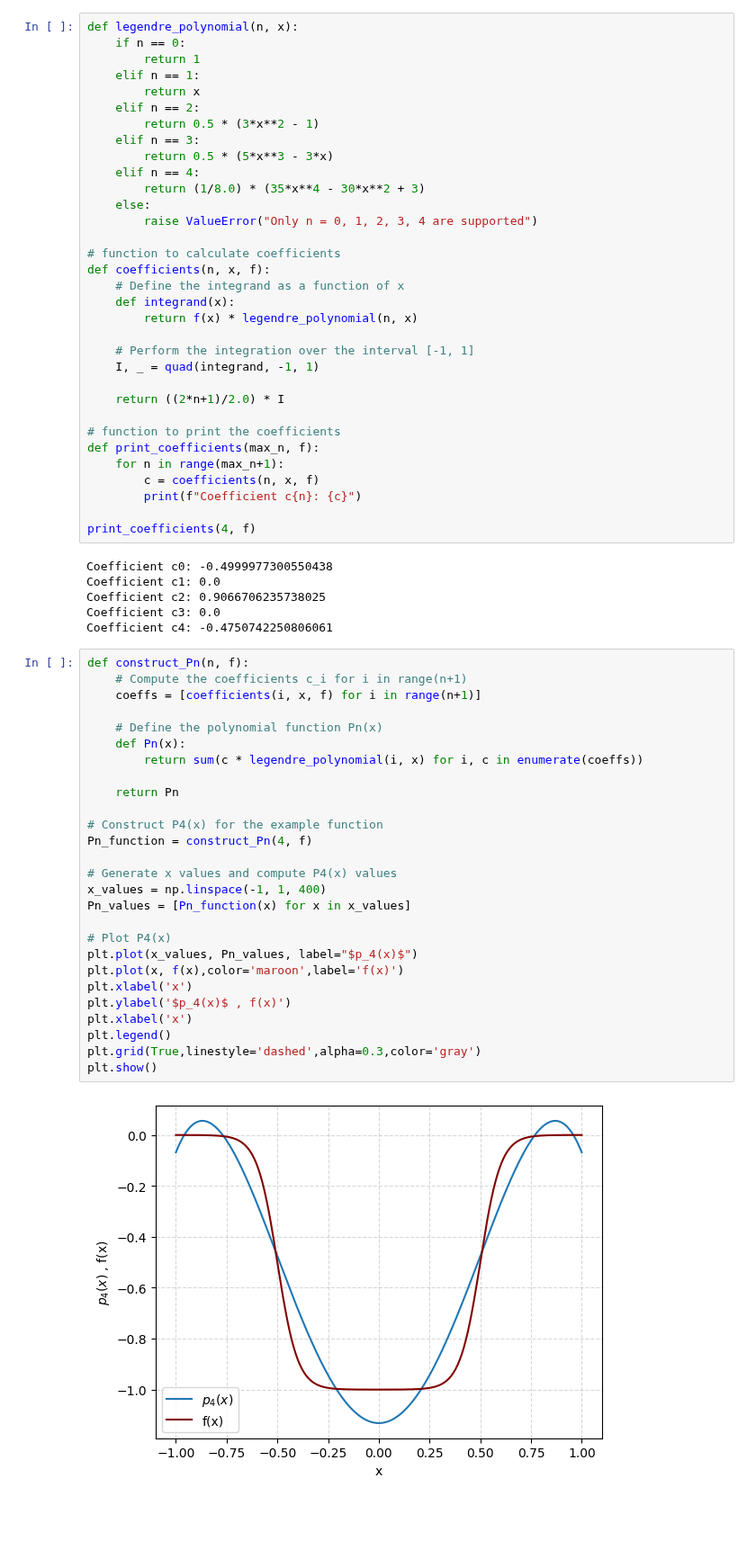
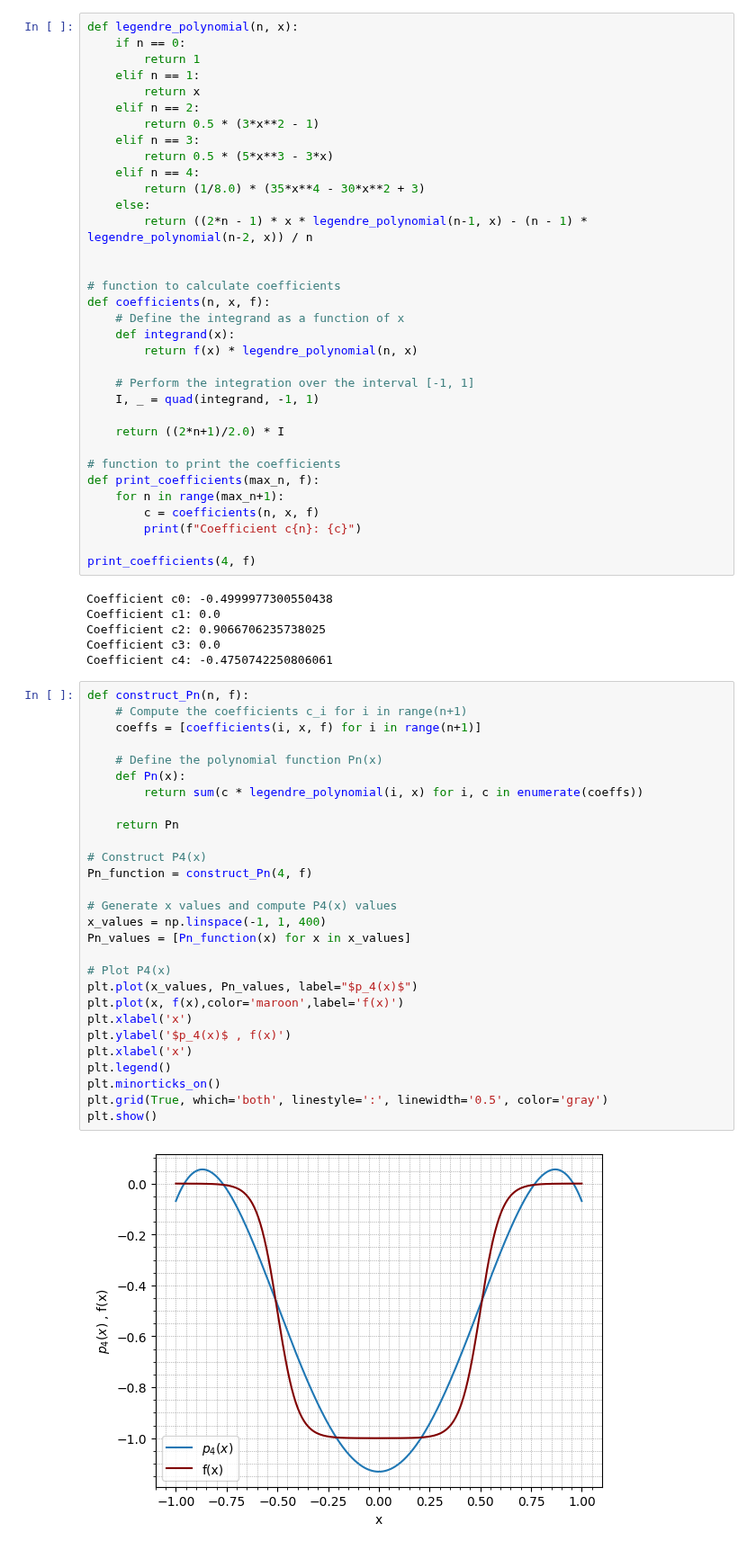
Before and after one commit to Mani0237/Prelims, a Jupyter notebook: 2023/wang.ipynb, the cells around one changed output. Shown at 90% size. Saved outputs shown, nothing was run; the diff lists cells and outputs as text; blank space fills up the shorter version.

```diff
--- a/2023/wang.ipynb
+++ b/2023/wang.ipynb
@@ -36,7 +37,8 @@ def legendre_polynomial(n, x):
     elif n == 4:
         return (1/8.0) * (35*x**4 - 30*x**2 + 3)
     else:
-        raise ValueError("Only n = 0, 1, 2, 3, 4 are supported")
+        return ((2*n - 1) * x * legendre_polynomial(n-1, x) - (n - 1) * legendre_polynomial(n-2, x)) / n
+
 
 # function to calculate coefficients
 def coefficients(n, x, f):
@@ -65,32 +67,33 @@ Coefficient c4: -0.4750742250806061
 # %%
 def construct_Pn(n, f):
     # Compute the coefficients c_i for i in range(n+1)
     coeffs = [coefficients(i, x, f) for i in range(n+1)]
 
     # Define the polynomial function Pn(x)
     def Pn(x):
         return sum(c * legendre_polynomial(i, x) for i, c in enumerate(coeffs))
 
     return Pn
 
-# Construct P4(x) for the example function
+# Construct P4(x)
 Pn_function = construct_Pn(4, f)
 
 # Generate x values and compute P4(x) values
 x_values = np.linspace(-1, 1, 400)
 Pn_values = [Pn_function(x) for x in x_values]
 
 # Plot P4(x)
 plt.plot(x_values, Pn_values, label="$p_4(x)$")
 plt.plot(x, f(x),color='maroon',label='f(x)')
 plt.xlabel('x')
 plt.ylabel('$p_4(x)$ , f(x)')
 plt.xlabel('x')
 plt.legend()
-plt.grid(True,linestyle='dashed',alpha=0.3,color='gray')
+plt.minorticks_on()
+plt.grid(True, which='both', linestyle=':', linewidth='0.5', color='gray')
 plt.show()
 # %% [output]
-[figure, old version]
+[figure, new version]
 # %%
 
 plt.plot(x, abs(f(x)-Pn_values),color='green',label='$|f(x)-p_4(x)|$')
```
Also changed, not shown: parts of 6 cells of this notebook, 2 other files.
